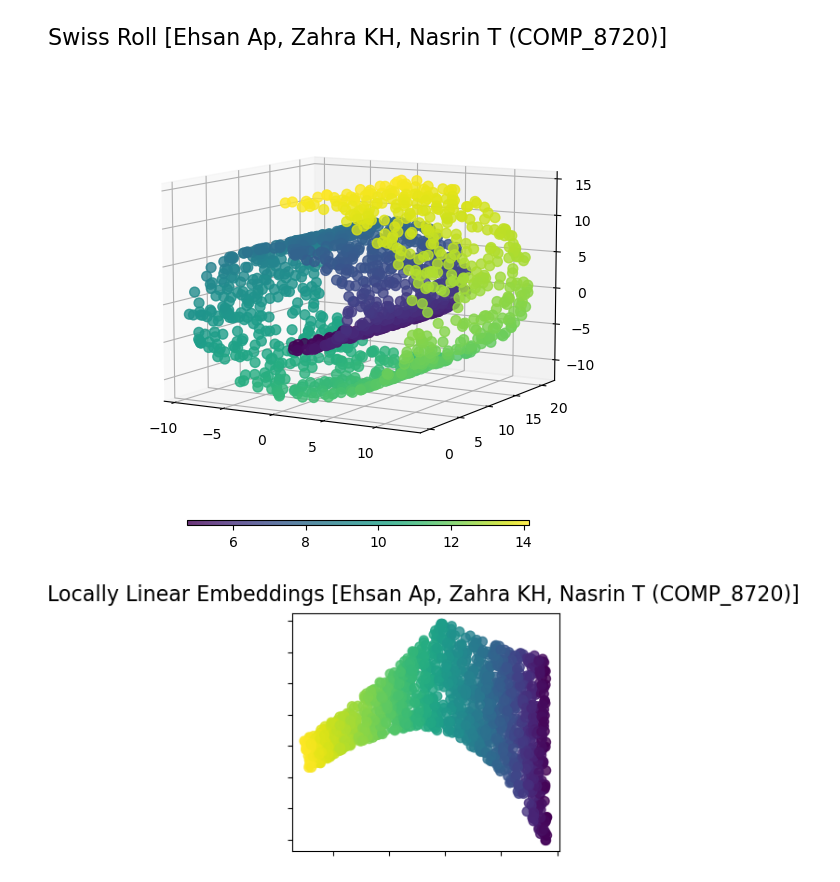
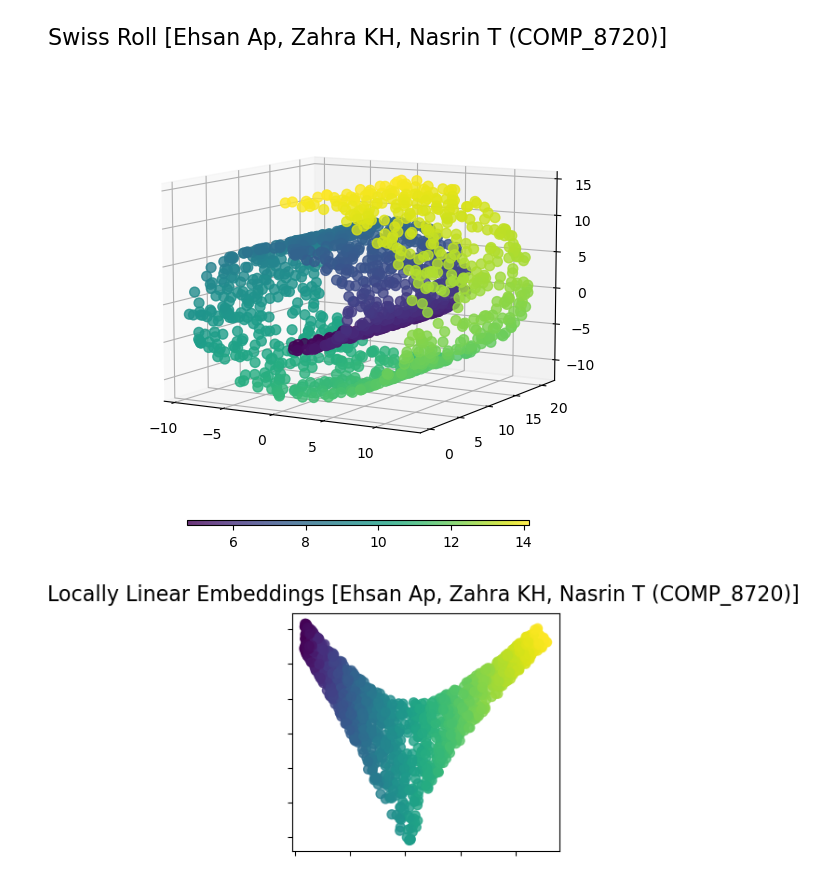
Before and after one commit to ehsanap7/adv_topics_ai, a Jupyter notebook: assignments/assignment_1,2,3/code/clustering_models_3.ipynb, the cells around one changed output. Saved outputs shown, nothing was run; the diff lists cells and outputs as text; code cells hidden in the pictures.

```diff
--- a/assignments/assignment_1,2,3/code/clustering_models_3.ipynb
+++ b/assignments/assignment_1,2,3/code/clustering_models_3.ipynb
@@ -1158,15 +1162,15 @@ n_neighbors = 12
 n_components = 2
 # %%
 params = {
-    "n_neighbors": n_neighbors,
+    "n_neighbors": 10,
     "n_components": n_components,
     "eigen_solver": "auto",
     "random_state": 0,
 }
 
 lle_standard = manifold.LocallyLinearEmbedding(method="standard", **params)
 S_standard = lle_standard.fit_transform(swiss_roll)
 plot_2d(S_standard, swiss_roll_color, "Locally Linear Embeddings [Ehsan Ap, Zahra KH, Nasrin T (COMP_8720)]")
 # %% [output]
-[figure, old version]
+[figure, new version]
 # %%
```
Also changed, not shown: parts of 11 cells of this notebook.
